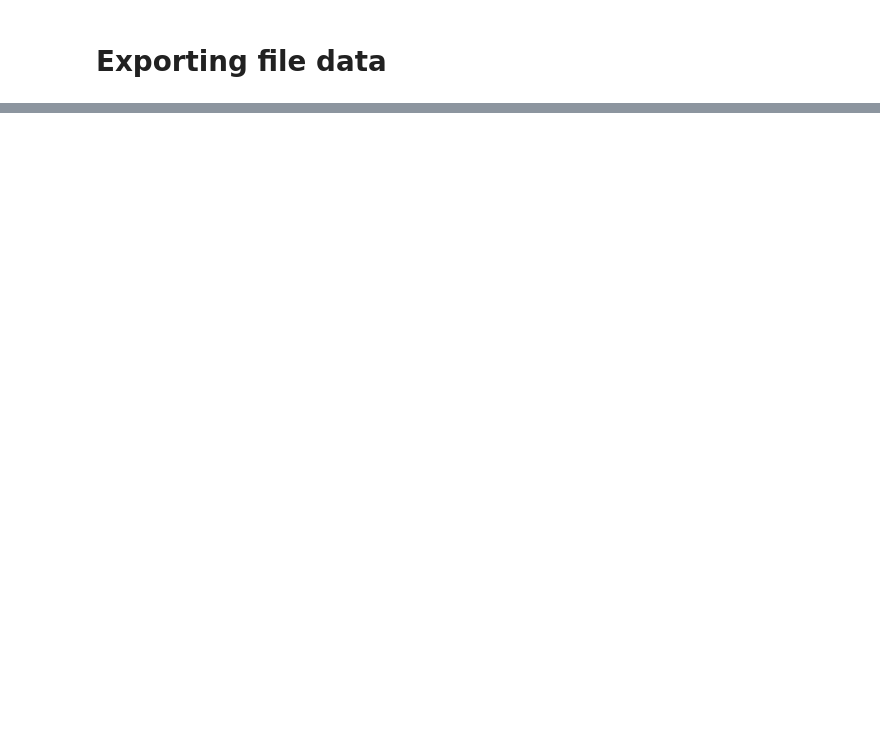
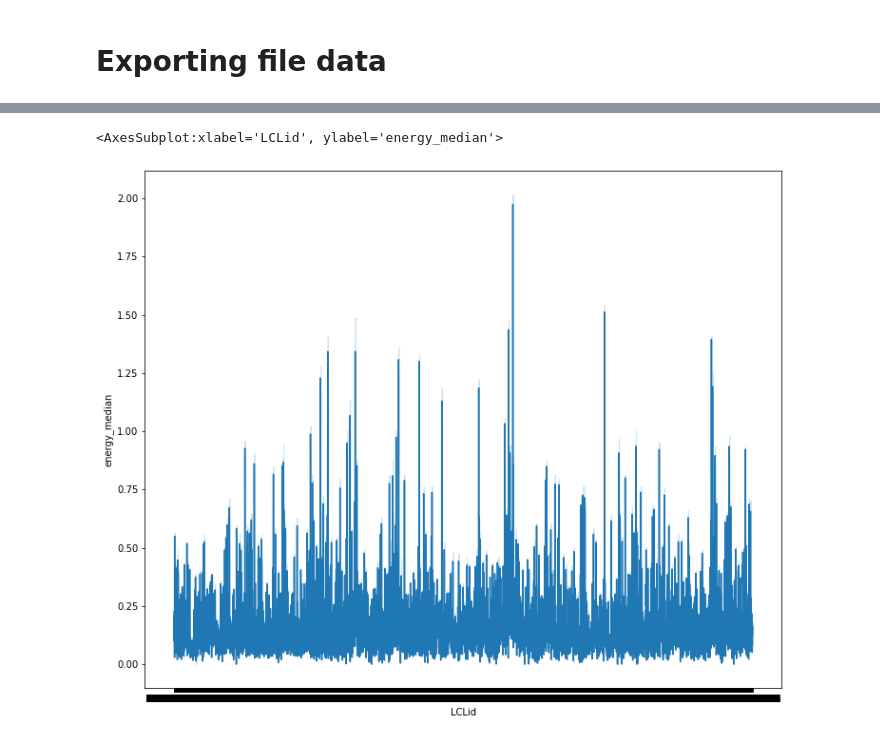
Before and after one commit to Akansh-a/Smart-Meters, a Jupyter notebook: 2.Input Files.ipynb, the cells around one changed output, grey strips where cells are left out. Cells and saved outputs as stored; diff of their text form; code cells hidden in the pictures; blank space fills up the shorter version.

```diff
--- a/2.Input Files.ipynb
+++ b/2.Input Files.ipynb
@@ -202,0 +266,6 @@ pickle.dump(files_data, save_path)
+# %%
+fig, ax = plt.subplots(figsize = (12,10))
+sns.lineplot(ax = ax, x = 'LCLid',y = 'energy_median',data = energy_data)
+# %% [output]
+<AxesSubplot:xlabel='LCLid', ylabel='energy_median'>
+[figure, added]
```
Also changed, not shown: parts of 14 cells of this notebook.
